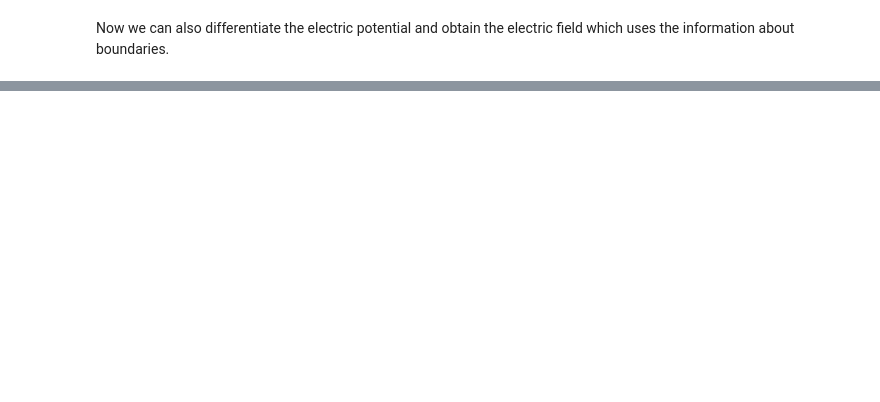
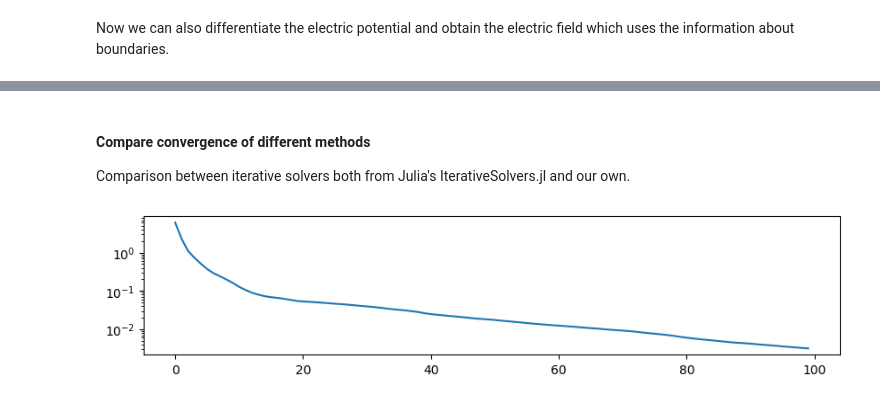
Before and after one commit to bchaber/pole, a Jupyter notebook: PoissonEquation.ipynb, the cells around one changed output, grey strips where cells are left out. Cells and saved outputs as stored; diff of their text form; code cells hidden in the pictures; blank space fills up the shorter version.

```diff
--- a/PoissonEquation.ipynb
+++ b/PoissonEquation.ipynb
@@ -143,0 +153,20 @@ legend(["grid", "E", "φ"]);
+# %% [markdown]
+#### Compare convergence of different methods
+Comparison between iterative solvers both from Julia's IterativeSolvers.jl and our own.
+# %%
+import IterativeSolvers
+
+ps = LinearSolver(xf, left=bc, right=bc)
+apply!(ps, bc,  :left)
+apply!(ps, bc, :right)
+
+nothing
+# %%
+x = randn(length(ps.u))
+x, ch = IterativeSolvers.gmres!(x, ps.A, ps.b .- ρ .* ps.Δx .^ 2, log=true)
+resnorm = ch.data[:resnorm]
+
+figure(figsize=(10, 2))
+semilogy(resnorm);
+# %% [output]
+[figure, added]
```
Also changed, not shown: parts of 9 cells of this notebook.
